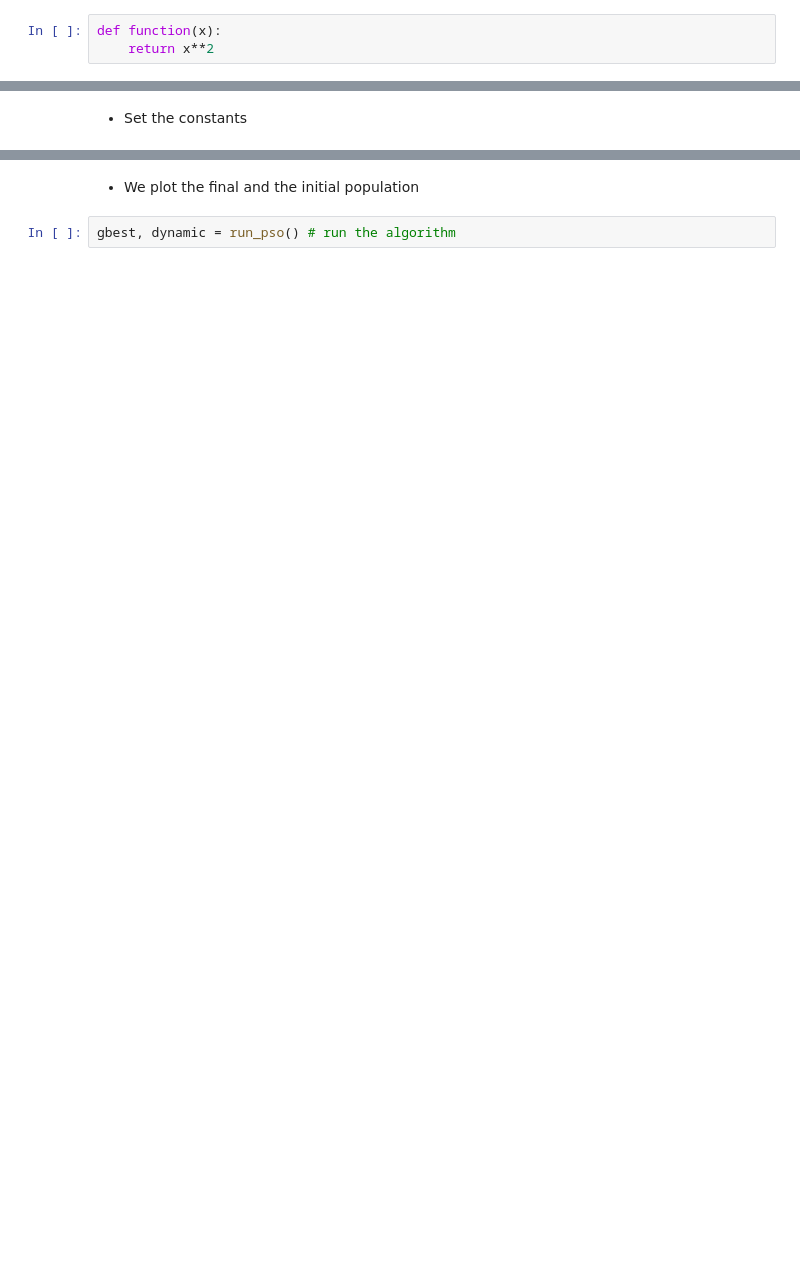
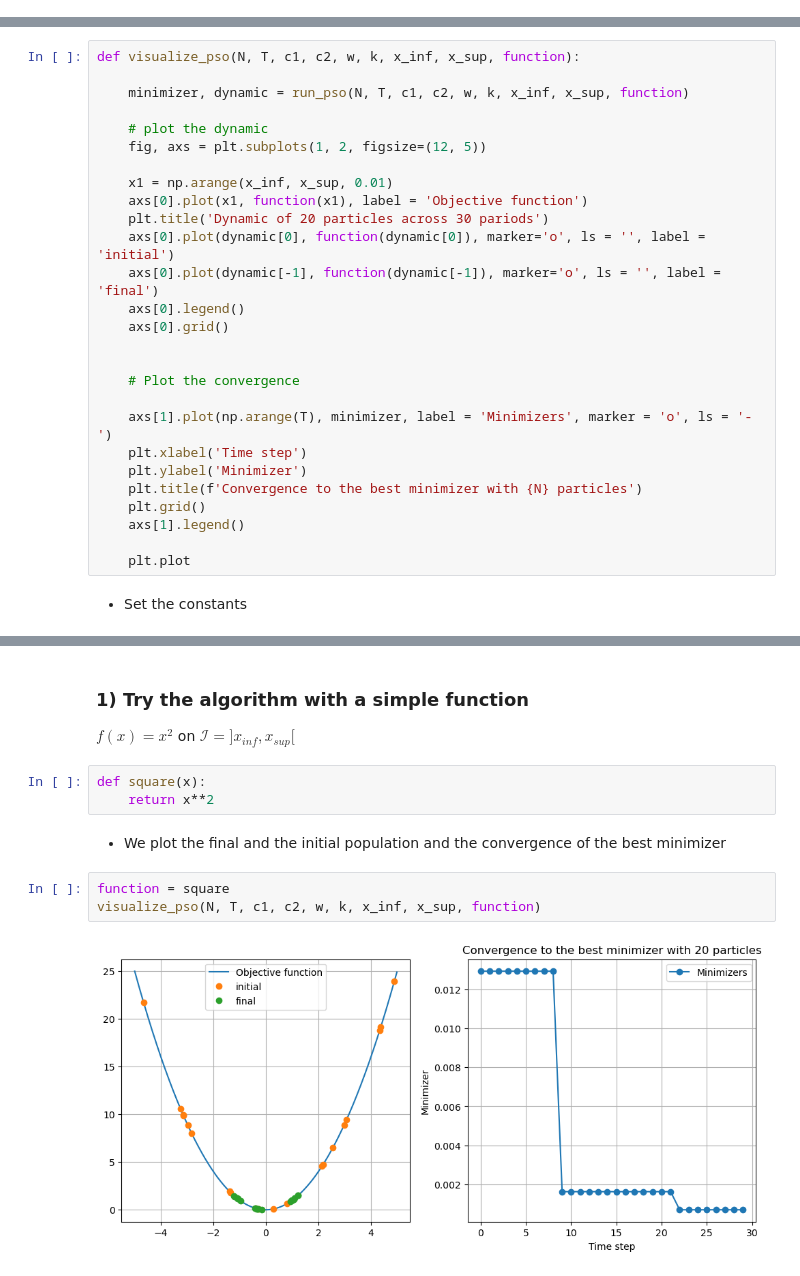
Before and after one commit to MohamedKeteb/optimization_pso_cbo, a Jupyter notebook: simulate_pso.ipynb, the cells around one changed output, grey strips where cells are left out. Cells and saved outputs as stored; diff of their text form; blank space fills up the shorter version.

```diff
--- a/simulate_pso.ipynb
+++ b/simulate_pso.ipynb
@@ -81,3 +90,0 @@ $f(x) = x^2$ on $\mathcal{I} = ]x_{inf}, x_{sup}[$
-# %%
-def function(x):
-    return x**2
@@ -84,3 +93,30 @@ def function(x):
+# %%
+def visualize_pso(N, T, c1, c2, w, k, x_inf, x_sup, function):
+
+    minimizer, dynamic = run_pso(N, T, c1, c2, w, k, x_inf, x_sup, function)
+
+    # plot the dynamic
+    fig, axs = plt.subplots(1, 2, figsize=(12, 5))
+
+    x1 = np.arange(x_inf, x_sup, 0.01)
+    axs[0].plot(x1, function(x1), label = 'Objective function')
+    plt.title('Dynamic of 20 particles across 30 pariods')
+    axs[0].plot(dynamic[0], function(dynamic[0]), marker='o', ls = '', label = 'initial')
+    axs[0].plot(dynamic[-1], function(dynamic[-1]), marker='o', ls = '', label = 'final')
+    axs[0].legend()
+    axs[0].grid()
+
+
+    # Plot the convergence
+
+    axs[1].plot(np.arange(T), minimizer, label = 'Minimizers', marker = 'o', ls = '-')
+    plt.xlabel('Time step')
+    plt.ylabel('Minimizer')
+    plt.title(f'Convergence to the best minimizer with {N} particles')
+    plt.grid()
+    axs[1].legend()
+
+    plt.plot
 # %% [markdown]
 - Set the constants
 # %%
@@ -93,4 +128,13 @@ vmax = k*(x_sup - x_inf)/2 # The clamping velocity
+# %% [markdown]
+### 1) **Try the algorithm with a simple function**
+$f(x) = x^2$ on $\mathcal{I} = ]x_{inf}, x_{sup}[$
+# %%
+def square(x):
+    return x**2
 # %% [markdown]
-- We plot the final and the initial population
+- We plot the final and the initial population and the convergence of the best minimizer
 # %%
-gbest, dynamic = run_pso() # run the algorithm
+function = square
+visualize_pso(N, T, c1, c2, w, k, x_inf, x_sup, function)
+# %% [output]
+[figure, added]
```
Also changed, not shown: parts of 26 cells of this notebook.
